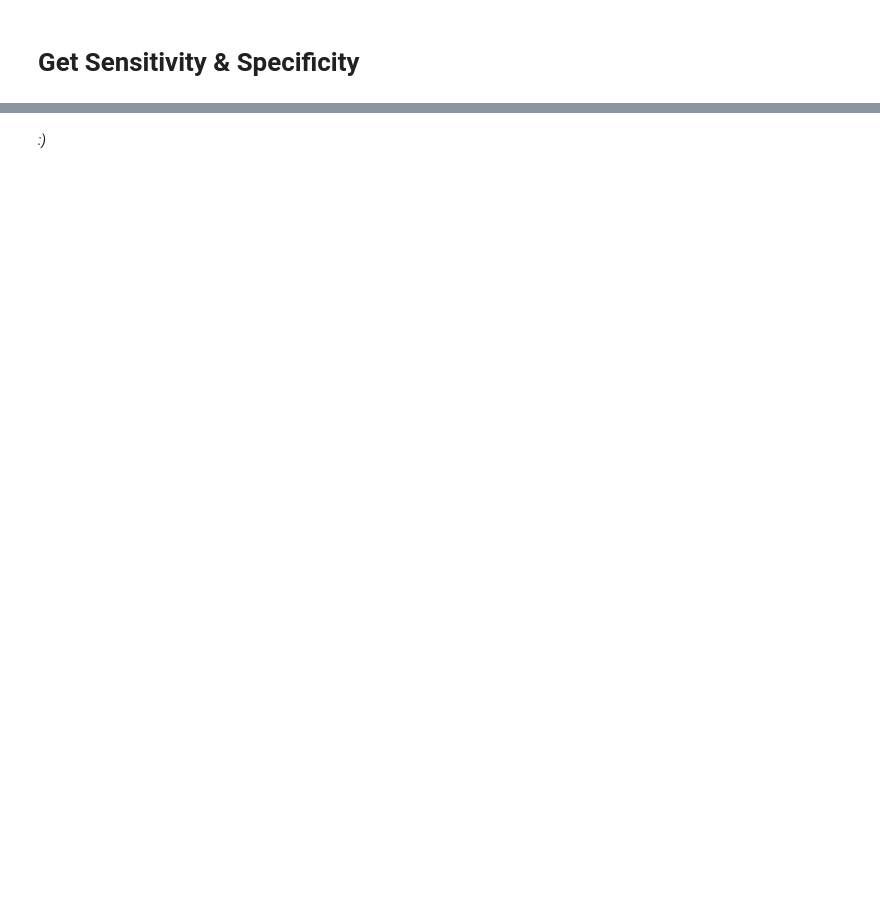
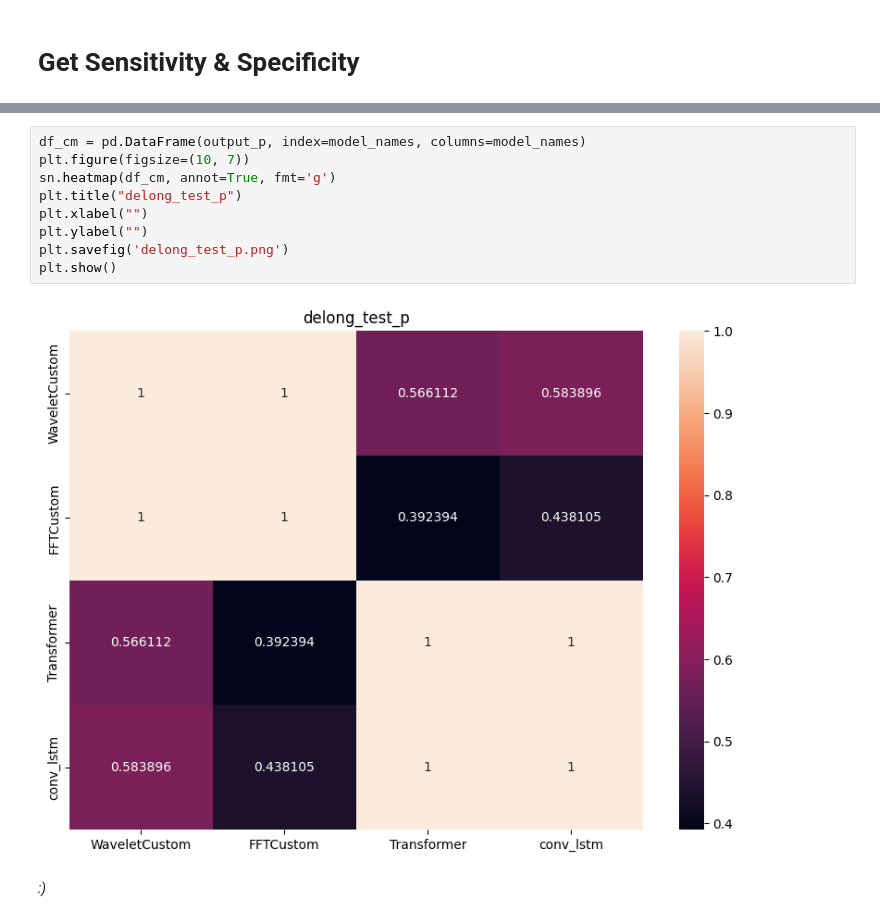
Before and after one commit to i1idan/schizophrenia-diagnosis-eeg-signals, a Jupyter notebook: train.ipynb, the cells around one changed output, grey strips where cells are left out. Drawn from its saved outputs; the diff is of its cells as text; blank space fills up the shorter version.

```diff
--- a/train.ipynb
+++ b/train.ipynb
@@ -118,2 +180,13 @@ metrics
+# %%
+df_cm = pd.DataFrame(output_p, index=model_names, columns=model_names)
+plt.figure(figsize=(10, 7))
+sn.heatmap(df_cm, annot=True, fmt='g')
+plt.title("delong_test_p")
+plt.xlabel("")
+plt.ylabel("")
+plt.savefig('delong_test_p.png')
+plt.show()
+# %% [output]
+[figure, added]
 # %% [markdown]
 _:)_
```
Also changed, not shown: parts of 7 cells of this notebook.
